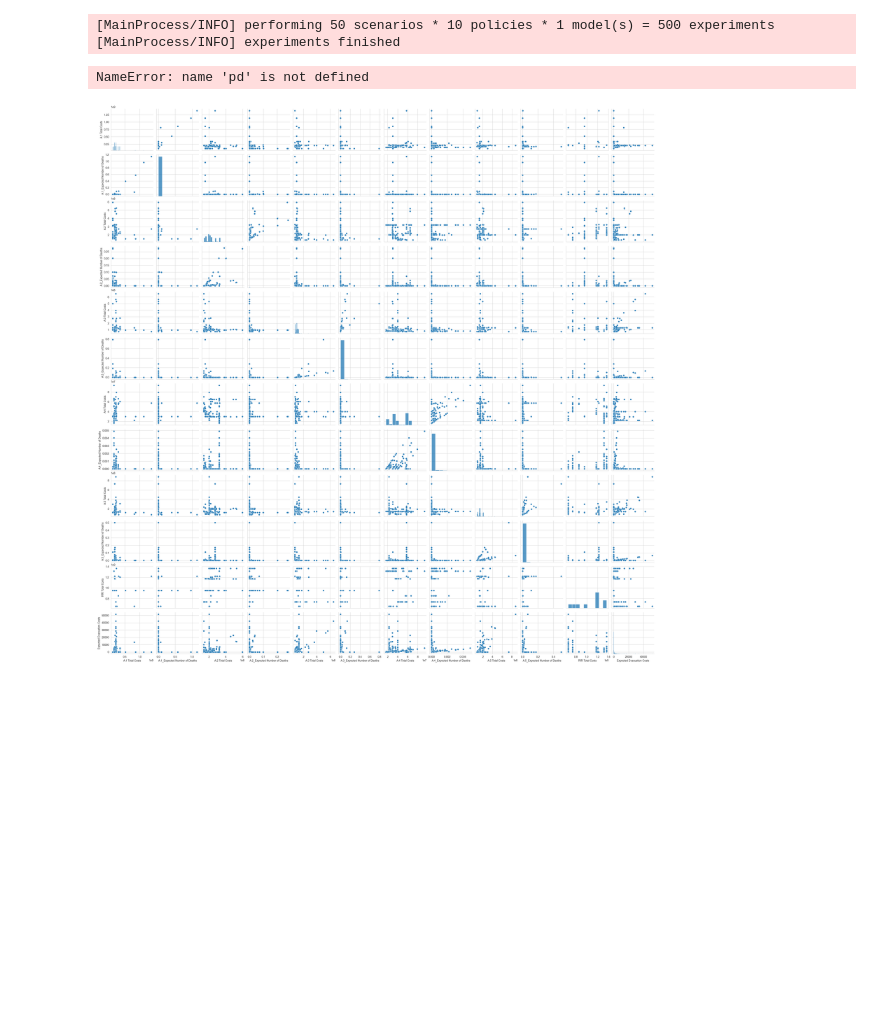
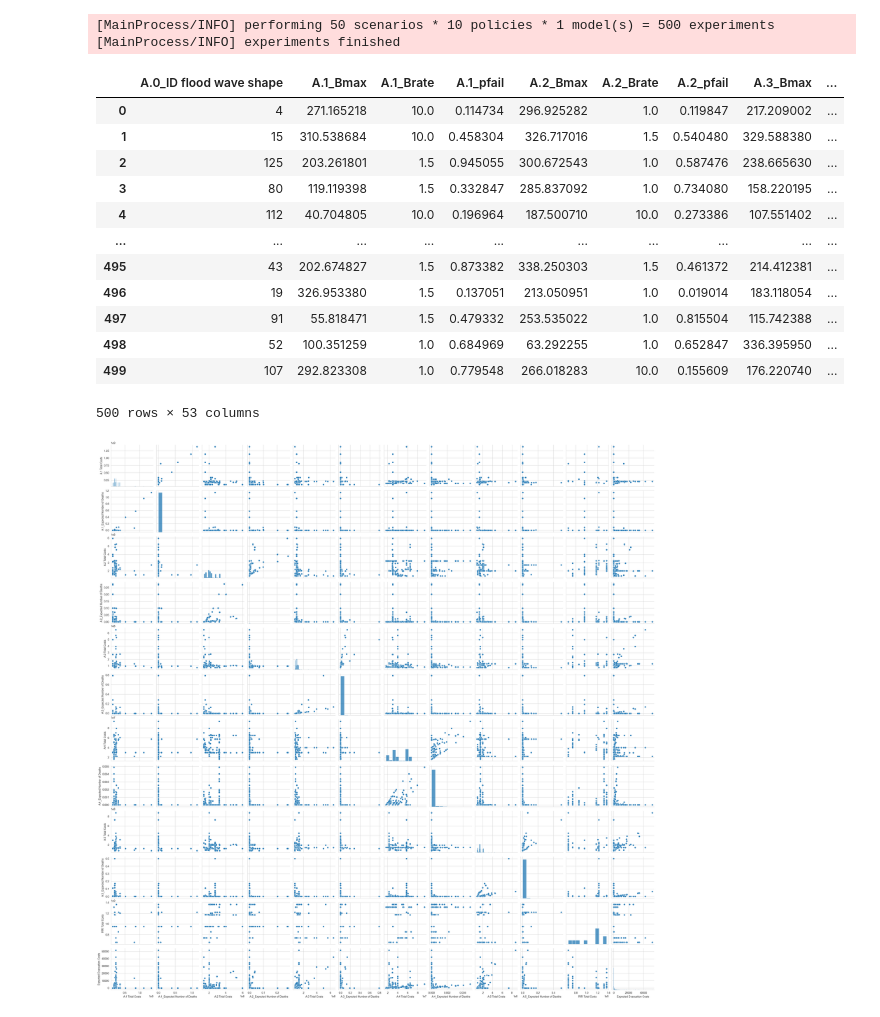
Before and after one commit to Dianevanderkeur/epa1361_open-fork, a Jupyter notebook: final assignment/a4-dikes.ipynb, the cells around one changed output. Drawn from its saved outputs; the diff is of its cells as text; code cells hidden in the pictures; blank space fills up the shorter version.

```diff
--- a/final assignment/a4-dikes.ipynb
+++ b/final assignment/a4-dikes.ipynb
@@ -116,5 +113,0 @@ results_df.to_csv('./data/randomresults.csv')
-# %%
-rdm_sc_50_p_10 = pd.read_csv('./data/randomresults.csv')
-data = rdm_sc_50_p_10
-# %% [output]
-NameError: name 'pd' is not defined
@@ -120,0 +118,20 @@ NameError: name 'pd' is not defined
+# %%
+exp = pd.read_csv('./data/experiments.csv', index_col=0)
+outc = pd.read_csv('./data/outcomes.csv', index_col=0)
+merged = pd.read_csv('./data/merged.csv', index_col=0)
+# %%
+exp
+# %% [output]
+|  | A.0_ID flood wave shape | A.1_Bmax | A.1_Brate | A.1_pfail | A.2_Bmax | A.2_Brate | A.2_pfail | A.3_Bmax | ... |
+| 0 | 4 | 271.165218 | 10.0 | 0.114734 | 296.925282 | 1.0 | 0.119847 | 217.209002 | ... |
+| 1 | 15 | 310.538684 | 10.0 | 0.458304 | 326.717016 | 1.5 | 0.540480 | 329.588380 | ... |
+| 2 | 125 | 203.261801 | 1.5 | 0.945055 | 300.672543 | 1.0 | 0.587476 | 238.665630 | ... |
+| 3 | 80 | 119.119398 | 1.5 | 0.332847 | 285.837092 | 1.0 | 0.734080 | 158.220195 | ... |
+| 4 | 112 | 40.704805 | 10.0 | 0.196964 | 187.500710 | 10.0 | 0.273386 | 107.551402 | ... |
+| ... | ... | ... | ... | ... | ... | ... | ... | ... | ... |
+| 495 | 43 | 202.674827 | 1.5 | 0.873382 | 338.250303 | 1.5 | 0.461372 | 214.412381 | ... |
+| 496 | 19 | 326.953380 | 1.5 | 0.137051 | 213.050951 | 1.0 | 0.019014 | 183.118054 | ... |
+| 497 | 91 | 55.818471 | 1.5 | 0.479332 | 253.535022 | 1.0 | 0.815504 | 115.742388 | ... |
+| 498 | 52 | 100.351259 | 1.0 | 0.684969 | 63.292255 | 1.0 | 0.652847 | 336.395950 | ... |
+| 499 | 107 | 292.823308 | 1.0 | 0.779548 | 266.018283 | 10.0 | 0.155609 | 176.220740 | ... |
+500 rows × 53 columns
```
Also changed, not shown: parts of 5 cells of this notebook, 3 other files.
